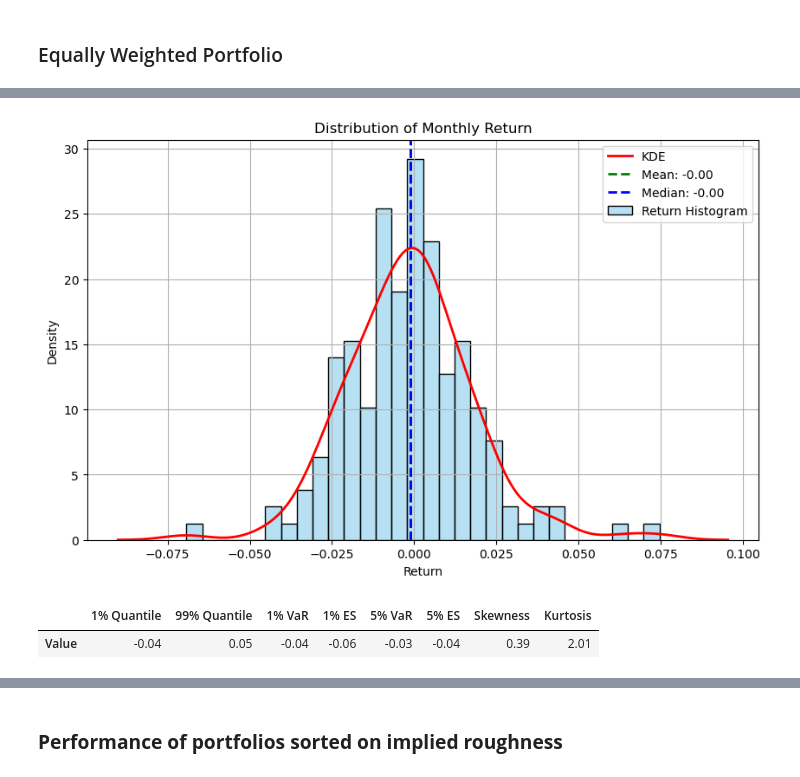
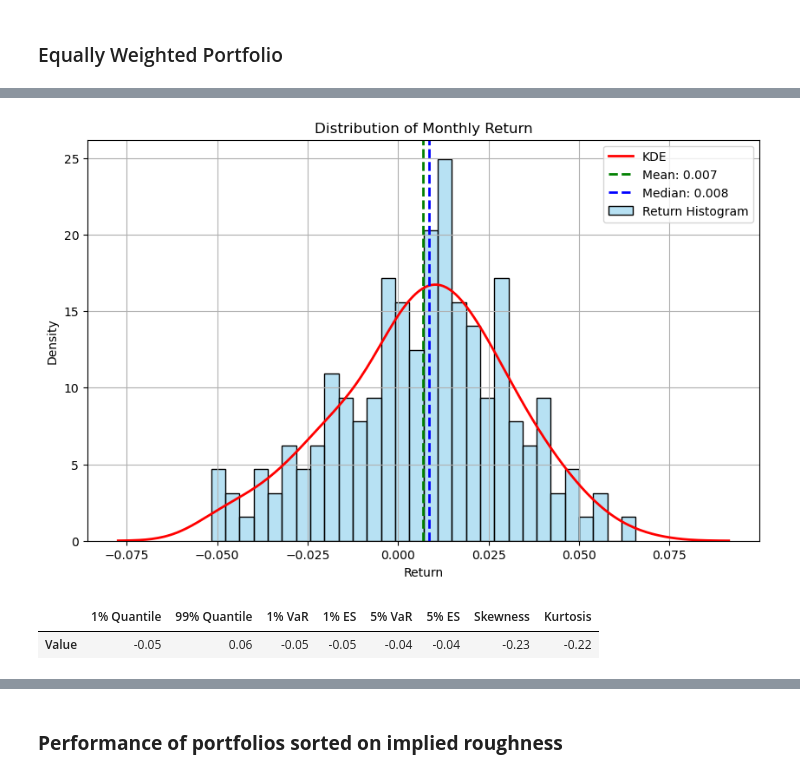
Before and after one commit to roshnx/buy-rough-sell-smooth, a Jupyter notebook: Trading_Strategy/trading_strategy.ipynb, the cells around one changed output, grey strips where cells are left out. Drawn from its saved outputs; the diff is of its cells as text; code cells hidden in the pictures.

```diff
--- a/Trading_Strategy/trading_strategy.ipynb
+++ b/Trading_Strategy/trading_strategy.ipynb
@@ -41,5 +27,5 @@ from scipy.stats import skew, kurtosis
 # %%
-realised_h_df = pd.read_csv(r'.//Realized_H/Realized_H_Data2.csv')
+realised_h_df = pd.read_csv(r'..//Realized_H/Realized_H_Data2.csv')
 realised_h_df.rename(columns={'Realized_H':'H_value'}, inplace=True)
 realised_h_df
 # %% [output]
@@ -619,8 +699,8 @@ def plot_pnl_distribution(pnl_df: pd.DataFrame, column: str = 'monthly_return',
     sns.kdeplot(data, color='red', lw=2, label='KDE')
 
     # Plot vertical lines for mean and median.
-    plt.axvline(mean_val, color='green', linestyle='--', lw=2, label=f'Mean: {mean_val:.2f}')
-    plt.axvline(median_val, color='blue', linestyle='--', lw=2, label=f'Median: {median_val:.2f}')
+    plt.axvline(mean_val, color='green', linestyle='--', lw=2, label=f'Mean: {mean_val:.3f}')
+    plt.axvline(median_val, color='blue', linestyle='--', lw=2, label=f'Median: {median_val:.3f}')
     # To include the mode, uncomment the following:
     # plt.axvline(mode_val, color='purple', linestyle='--', lw=2, label=f'Mode: {mode_val:.2f}')
 
@@ -938 +1143,10 @@ comparison_df.style.format("{:.4f}")
+# %%
+realised_h_positions, realised_h_strat_returns_long_5 = trading_strategy(
+    realised_h_rank_df_5,
+    monthly_prices,
+    long=5,
+    short=1,
+    strat = "long",
+    weighted_allocation=True
+)
 # %%
@@ -944,6 +1177,6 @@ plot_monthly_pnl(realised_h_strat_returns)
 # %%
-plot_pnl_distribution(realised_h_strat_returns)
+plot_pnl_distribution(realised_h_strat_returns_long_5)
 # %% [output]
-[figure, old version]
+[figure, new version]
 |  | 1% Quantile | 99% Quantile | 1% VaR | 1% ES | 5% VaR | 5% ES | Skewness | Kurtosis |
-| Value | -0.04 | 0.05 | -0.04 | -0.06 | -0.03 | -0.04 | 0.39 | 2.01 |
+| Value | -0.05 | 0.06 | -0.05 | -0.05 | -0.04 | -0.04 | -0.23 | -0.22 |
```
Also changed, not shown: parts of 75 cells of this notebook.
